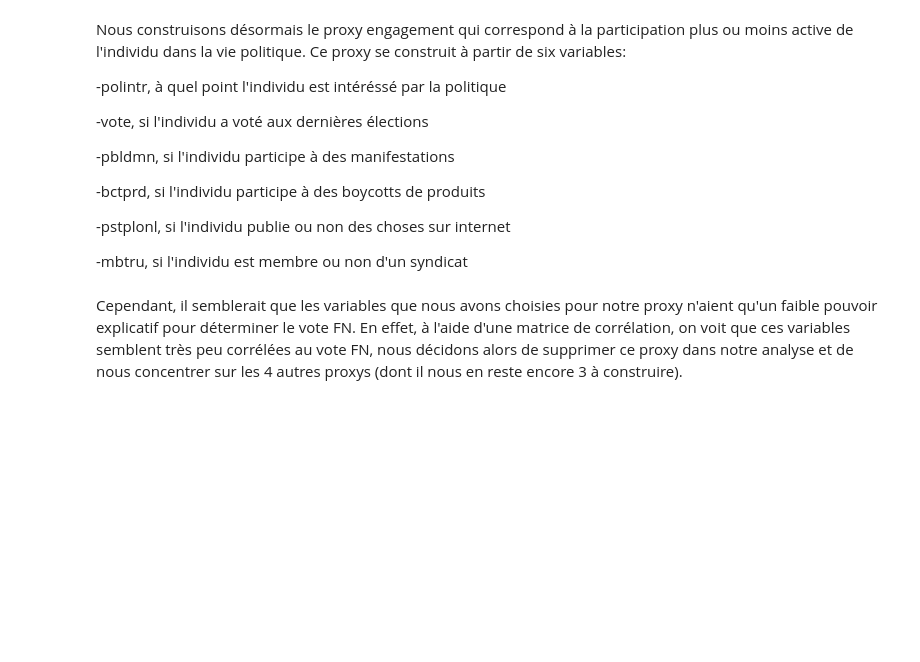
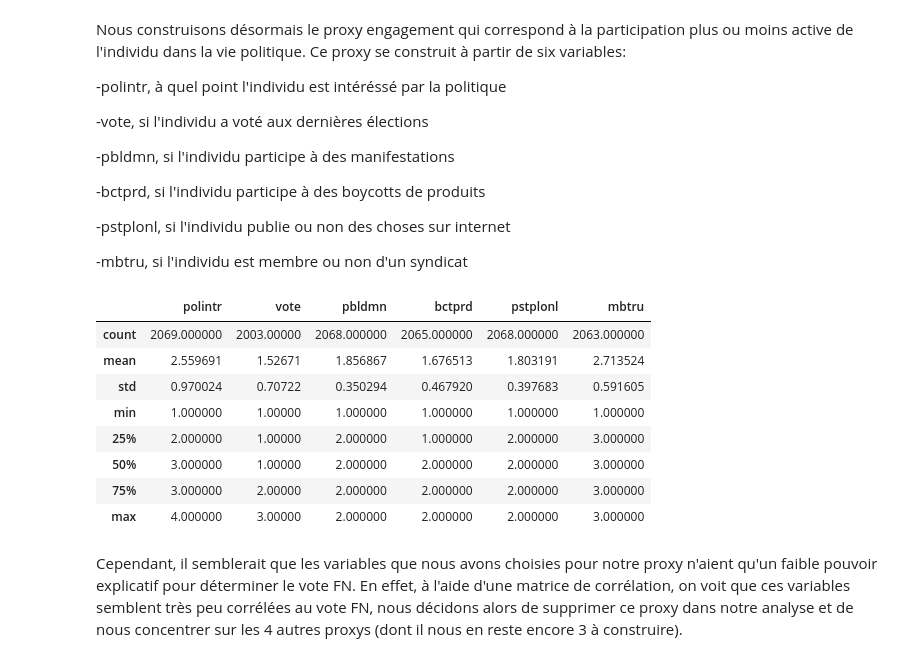
Before and after one commit to mchabaud/collab1, a Jupyter notebook: Rendu final.ipynb, the cells around one changed output. Drawn from its saved outputs; the diff is of its cells as text; code cells hidden in the pictures; blank space fills up the shorter version.

```diff
--- a/Rendu final.ipynb
+++ b/Rendu final.ipynb
@@ -169,9 +223,17 @@ Nous construisons désormais le proxy engagement qui correspond à la participat
 
 -mbtru, si l'individu est membre ou non d'un syndicat
 # %%
-var_1 =base_indiv[['polintr', 'vote', 'pbldmn', 'bctprd', "pstplonl",'mbtru']].describe()
-for ele in var_1:
-    print(base_indiv[ele].describe())
+base_indiv[['polintr', 'vote', 'pbldmn', 'bctprd', "pstplonl",'mbtru']].describe()
+# %% [output]
+|  | polintr | vote | pbldmn | bctprd | pstplonl | mbtru |
+| count | 2069.000000 | 2003.00000 | 2068.000000 | 2065.000000 | 2068.000000 | 2063.000000 |
+| mean | 2.559691 | 1.52671 | 1.856867 | 1.676513 | 1.803191 | 2.713524 |
+| std | 0.970024 | 0.70722 | 0.350294 | 0.467920 | 0.397683 | 0.591605 |
+| min | 1.000000 | 1.00000 | 1.000000 | 1.000000 | 1.000000 | 1.000000 |
+| 25% | 2.000000 | 1.00000 | 2.000000 | 1.000000 | 2.000000 | 3.000000 |
+| 50% | 3.000000 | 1.00000 | 2.000000 | 2.000000 | 2.000000 | 3.000000 |
+| 75% | 3.000000 | 2.00000 | 2.000000 | 2.000000 | 2.000000 | 3.000000 |
+| max | 4.000000 | 3.00000 | 2.000000 | 2.000000 | 2.000000 | 3.000000 |
 # %% [markdown]
 Cependant, il semblerait que les variables que nous avons choisies pour notre proxy n'aient qu'un faible pouvoir explicatif pour déterminer le vote FN. En effet, à l'aide d'une matrice de corrélation, on voit que ces variables semblent très peu corrélées au vote FN, nous décidons alors de supprimer ce proxy dans notre analyse et de nous concentrer sur les 4 autres proxys (dont il nous en reste encore 3 à construire).
 # %%
```
Also changed, not shown: parts of 112 cells of this notebook.
